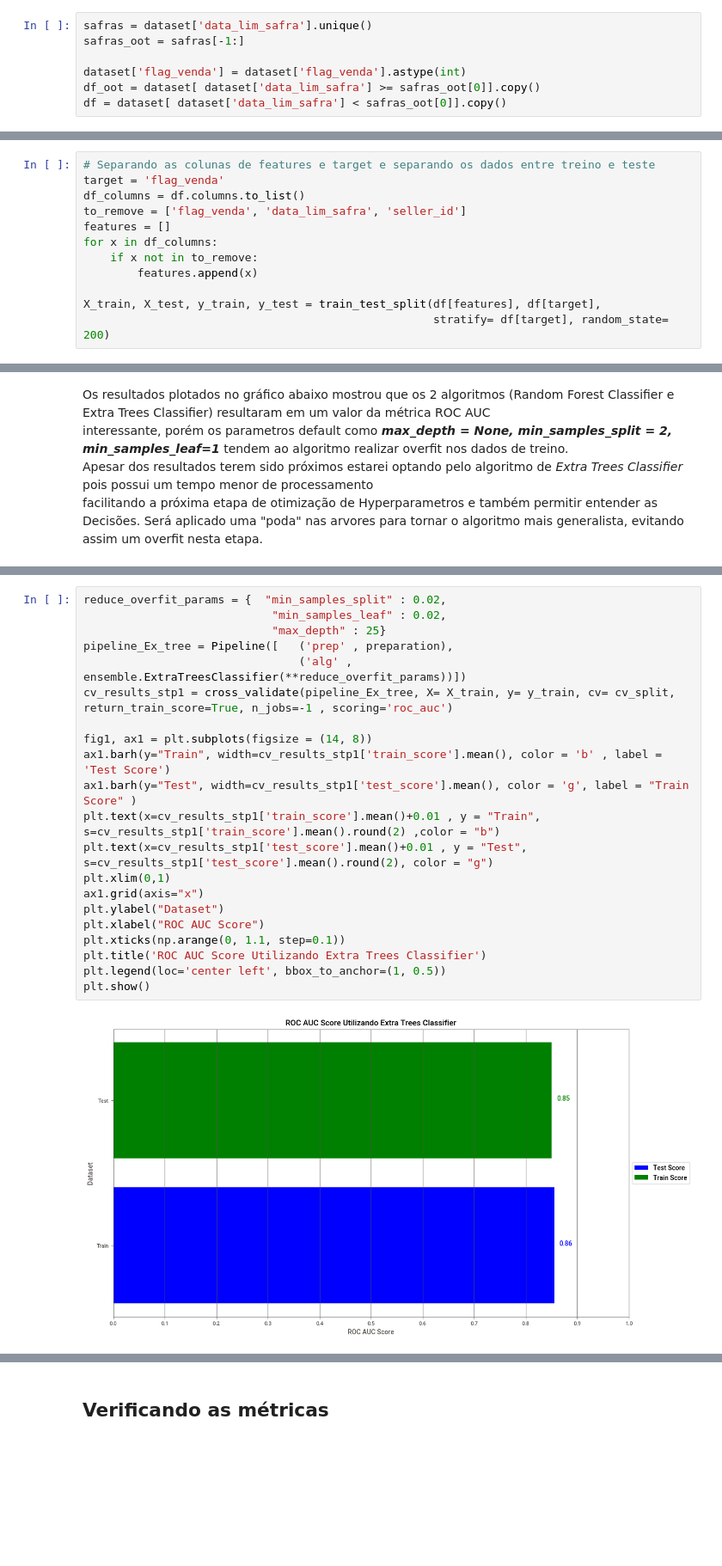
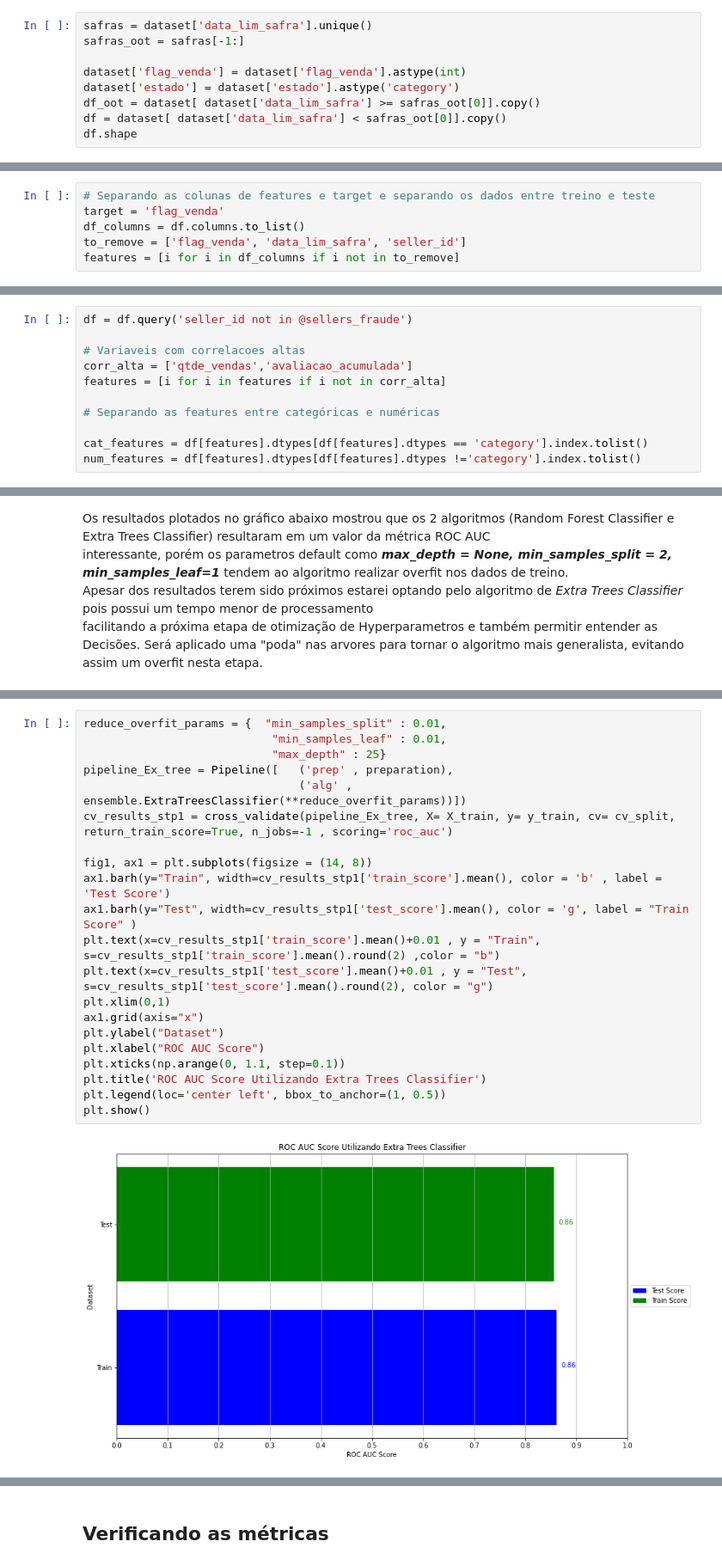
Before and after one commit to thifujikawa/clientes_olist, a Jupyter notebook: Modelling/modelling.ipynb, the cells around one changed output, grey strips where cells are left out. Shown: that part at 86% size. Drawn from its saved outputs; the diff is of its cells as text; blank space fills up the shorter version.

```diff
--- a/Modelling/modelling.ipynb
+++ b/Modelling/modelling.ipynb
@@ -42,5 +44,7 @@ safras = dataset['data_lim_safra'].unique()
 safras_oot = safras[-1:]
 
 dataset['flag_venda'] = dataset['flag_venda'].astype(int)
+dataset['estado'] = dataset['estado'].astype('category')
 df_oot = dataset[ dataset['data_lim_safra'] >= safras_oot[0]].copy()
 df = dataset[ dataset['data_lim_safra'] < safras_oot[0]].copy()
+df.shape
@@ -46,0 +55,6 @@ df = dataset[ dataset['data_lim_safra'] < safras_oot[0]].copy()
+# %%
+# Separando as colunas de features e target e separando os dados entre treino e teste
+target = 'flag_venda'
+df_columns = df.columns.to_list()
+to_remove = ['flag_venda', 'data_lim_safra', 'seller_id']
+features = [i for i in df_columns if i not in to_remove]
@@ -47,15 +86,14 @@ df = dataset[ dataset['data_lim_safra'] < safras_oot[0]].copy()
+# %%
+df = df.query('seller_id not in @sellers_fraude')
+
+# Variaveis com correlacoes altas
+corr_alta = ['qtde_vendas','avaliacao_acumulada']
+features = [i for i in features if i not in corr_alta]
+
+# Separando as features entre categóricas e numéricas
+
+cat_features = df[features].dtypes[df[features].dtypes == 'category'].index.tolist()
+num_features = df[features].dtypes[df[features].dtypes !='category'].index.tolist()
 # %% [markdown]
 ## Separando a variável resposta e dividindo entre treino e teste
 Será utilizado 25% dos dados para teste e 75% para treino
-# %%
-# Separando as colunas de features e target e separando os dados entre treino e teste
-target = 'flag_venda'
-df_columns = df.columns.to_list()
-to_remove = ['flag_venda', 'data_lim_safra', 'seller_id']
-features = []
-for x in df_columns:
-    if x not in to_remove:
-        features.append(x)
-
-X_train, X_test, y_train, y_test = train_test_split(df[features], df[target],
-                                                    stratify= df[target], random_state= 200)
@@ -189,26 +210,26 @@ porém neste projeto estarei optando pelo **Extra Trees** por ser um algoritmo q
 # %%
-reduce_overfit_params = {  "min_samples_split" : 0.02,
-                            "min_samples_leaf" : 0.02,
+reduce_overfit_params = {  "min_samples_split" : 0.01,
+                            "min_samples_leaf" : 0.01,
                             "max_depth" : 25}
 pipeline_Ex_tree = Pipeline([   ('prep' , preparation),
                                 ('alg' , ensemble.ExtraTreesClassifier(**reduce_overfit_params))])
 cv_results_stp1 = cross_validate(pipeline_Ex_tree, X= X_train, y= y_train, cv= cv_split, return_train_score=True, n_jobs=-1 , scoring='roc_auc')
 
 fig1, ax1 = plt.subplots(figsize = (14, 8))
 ax1.barh(y="Train", width=cv_results_stp1['train_score'].mean(), color = 'b' , label = 'Test Score')
 ax1.barh(y="Test", width=cv_results_stp1['test_score'].mean(), color = 'g', label = "Train Score" )
 plt.text(x=cv_results_stp1['train_score'].mean()+0.01 , y = "Train", s=cv_results_stp1['train_score'].mean().round(2) ,color = "b")
 plt.text(x=cv_results_stp1['test_score'].mean()+0.01 , y = "Test", s=cv_results_stp1['test_score'].mean().round(2), color = "g")
 plt.xlim(0,1)
 ax1.grid(axis="x")
 plt.ylabel("Dataset")
 plt.xlabel("ROC AUC Score")
 plt.xticks(np.arange(0, 1.1, step=0.1))
 plt.title('ROC AUC Score Utilizando Extra Trees Classifier')
 plt.legend(loc='center left', bbox_to_anchor=(1, 0.5))
 plt.show()
 # %% [output]
-[figure, old version]
+[figure, new version]
 # %%
 # functions para auxiliar a visualização dos resultados.
 
```
Also changed, not shown: parts of 44 cells of this notebook, 2 other files.
